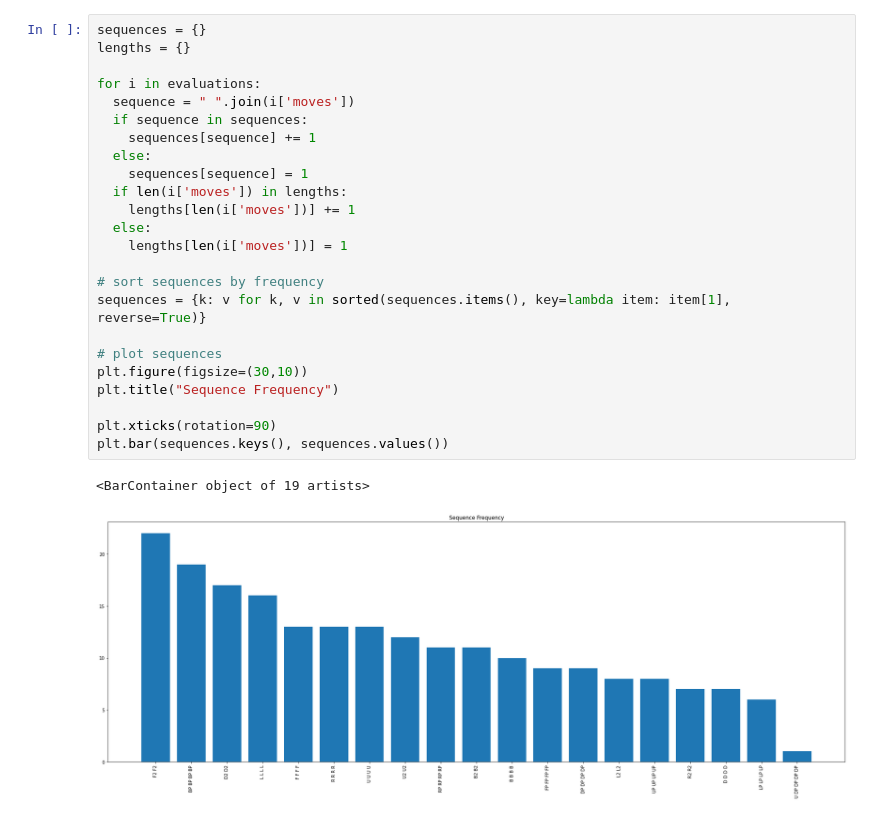
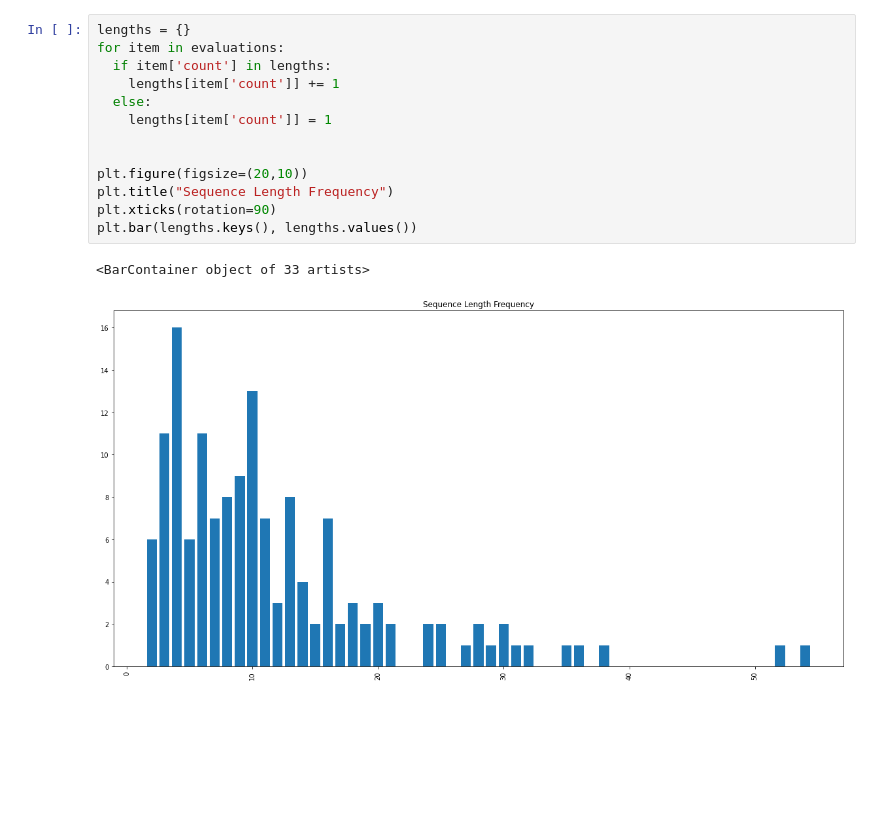
Before and after one commit to LittleTealeaf/mlcube, a Jupyter notebook: analysis.ipynb, the cells around one changed output. Saved outputs shown, nothing was run; the diff lists cells and outputs as text; blank space fills up the shorter version.

```diff
--- a/analysis.ipynb
+++ b/analysis.ipynb
@@ -31,27 +31,16 @@ figure.tight_layout()
 # %%
-sequences = {}
 lengths = {}
+for item in evaluations:
+  if item['count'] in lengths:
+    lengths[item['count']] += 1
+  else:
+    lengths[item['count']] = 1
 
-for i in evaluations:
-  sequence = " ".join(i['moves'])
-  if sequence in sequences:
-    sequences[sequence] += 1
-  else:
-    sequences[sequence] = 1
-  if len(i['moves']) in lengths:
-    lengths[len(i['moves'])] += 1
-  else:
-    lengths[len(i['moves'])] = 1
 
-# sort sequences by frequency
-sequences = {k: v for k, v in sorted(sequences.items(), key=lambda item: item[1], reverse=True)}
-
-# plot sequences
-plt.figure(figsize=(30,10))
-plt.title("Sequence Frequency")
-
+plt.figure(figsize=(20,10))
+plt.title("Sequence Length Frequency")
 plt.xticks(rotation=90)
-plt.bar(sequences.keys(), sequences.values())
+plt.bar(lengths.keys(), lengths.values())
 # %% [output]
-<BarContainer object of 19 artists>
+<BarContainer object of 33 artists>
-[figure, old version]
+[figure, new version]
```
Also changed, not shown: parts of 5 cells of this notebook, 2 other files.
